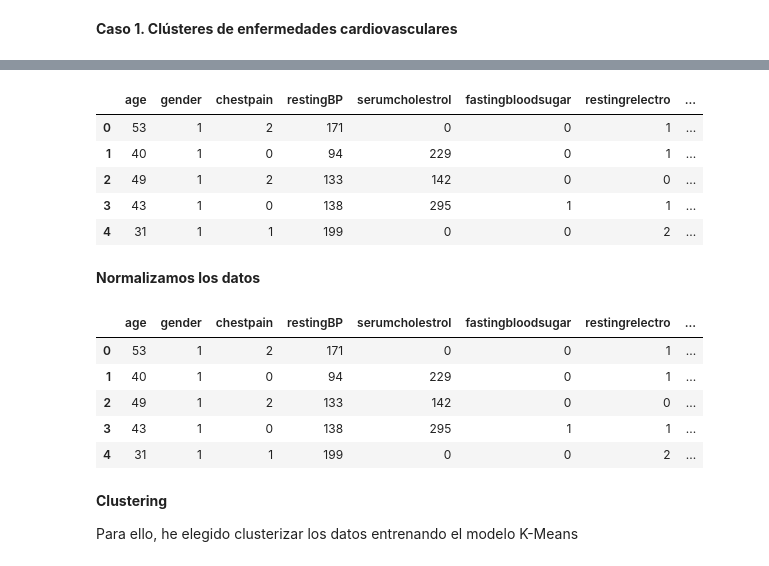
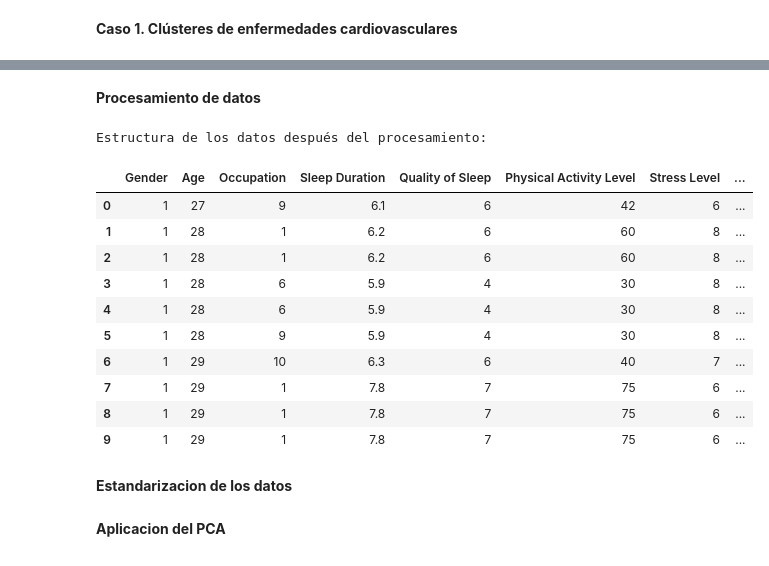
Before and after one commit to hugo-cordoba/Bootcamp-IA, a Jupyter notebook: Sprint 1/Lab 5/lab05_HugoCordoba_estres.ipynb, the cells around one changed output, grey strips where cells are left out. Saved outputs shown, nothing was run; the diff lists cells and outputs as text; code cells hidden in the pictures.

```diff
--- a/Sprint 1/Lab 5/lab05_HugoCordoba_estres.ipynb
+++ b/Sprint 1/Lab 5/lab05_HugoCordoba_estres.ipynb
@@ -35,10 +30,35 @@ caso he eliminado el id del paciente, porque no me aporta información relevante
-# %%
-df_cardio.drop(['patientid'], axis=1, inplace=True)
-df_cardio.head()
-# %% [output]
-|  | age | gender | chestpain | restingBP | serumcholestrol | fastingbloodsugar | restingrelectro | ... |
-| 0 | 53 | 1 | 2 | 171 | 0 | 0 | 1 | ... |
-| 1 | 40 | 1 | 0 | 94 | 229 | 0 | 1 | ... |
-| 2 | 49 | 1 | 2 | 133 | 142 | 0 | 0 | ... |
-| 3 | 43 | 1 | 0 | 138 | 295 | 1 | 1 | ... |
-| 4 | 31 | 1 | 1 | 199 | 0 | 0 | 2 | ... |
+# %% [markdown]
+**Procesamiento de datos**
+# %%
+from sklearn.preprocessing import LabelEncoder
+
+# Eliminar columnas irrelevantes
+data = df.drop(['Person ID'], axis=1)
+
+# Convertir la columna 'Blood Pressure' en dos columnas numéricas separadas
+data[['Systolic Pressure', 'Diastolic Pressure']] = data['Blood Pressure'].str.split('/', expand=True).astype(int)
+data = data.drop(['Blood Pressure'], axis=1)
+
+# Procesar columnas categóricas con LabelEncoder
+label_encoder = LabelEncoder()
+data['Gender'] = label_encoder.fit_transform(data['Gender'])
+data['Occupation'] = label_encoder.fit_transform(data['Occupation'])
+data['BMI Category'] = label_encoder.fit_transform(data['BMI Category'])
+data['Sleep Disorder'] = label_encoder.fit_transform(data['Sleep Disorder'])
+
+# Verificar la estructura actualizada de los datos
+print("Estructura de los datos después del procesamiento:")
+data.head(10)
+# %% [output]
+Estructura de los datos después del procesamiento:
+|  | Gender | Age | Occupation | Sleep Duration | Quality of Sleep | Physical Activity Level | Stress Level | ... |
+| 0 | 1 | 27 | 9 | 6.1 | 6 | 42 | 6 | ... |
+| 1 | 1 | 28 | 1 | 6.2 | 6 | 60 | 8 | ... |
+| 2 | 1 | 28 | 1 | 6.2 | 6 | 60 | 8 | ... |
+| 3 | 1 | 28 | 6 | 5.9 | 4 | 30 | 8 | ... |
+| 4 | 1 | 28 | 6 | 5.9 | 4 | 30 | 8 | ... |
+| 5 | 1 | 28 | 9 | 5.9 | 4 | 30 | 8 | ... |
+| 6 | 1 | 29 | 10 | 6.3 | 6 | 40 | 7 | ... |
+| 7 | 1 | 29 | 1 | 7.8 | 7 | 75 | 6 | ... |
+| 8 | 1 | 29 | 1 | 7.8 | 7 | 75 | 6 | ... |
+| 9 | 1 | 29 | 1 | 7.8 | 7 | 75 | 6 | ... |
@@ -45,17 +69,2 @@ df_cardio.head()
 # %% [markdown]
-**Normalizamos los datos**
+**Estandarizacion de los datos**
-# %%
-scaler = StandardScaler()
-data_scaled = scaler.fit_transform(df_cardio)
-df_cardio.head()
-# %% [output]
-|  | age | gender | chestpain | restingBP | serumcholestrol | fastingbloodsugar | restingrelectro | ... |
-| 0 | 53 | 1 | 2 | 171 | 0 | 0 | 1 | ... |
-| 1 | 40 | 1 | 0 | 94 | 229 | 0 | 1 | ... |
-| 2 | 49 | 1 | 2 | 133 | 142 | 0 | 0 | ... |
-| 3 | 43 | 1 | 0 | 138 | 295 | 1 | 1 | ... |
-| 4 | 31 | 1 | 1 | 199 | 0 | 0 | 2 | ... |
-# %% [markdown]
-**Clustering**
-
-Para ello, he elegido clusterizar los datos entrenando el modelo K-Means
@@ -62 +75,3 @@ Para ello, he elegido clusterizar los datos entrenando el modelo K-Means
+# %% [markdown]
+**Aplicacion del PCA**
 # %%
```
Also changed, not shown: parts of 18 cells of this notebook, 7 other files.
